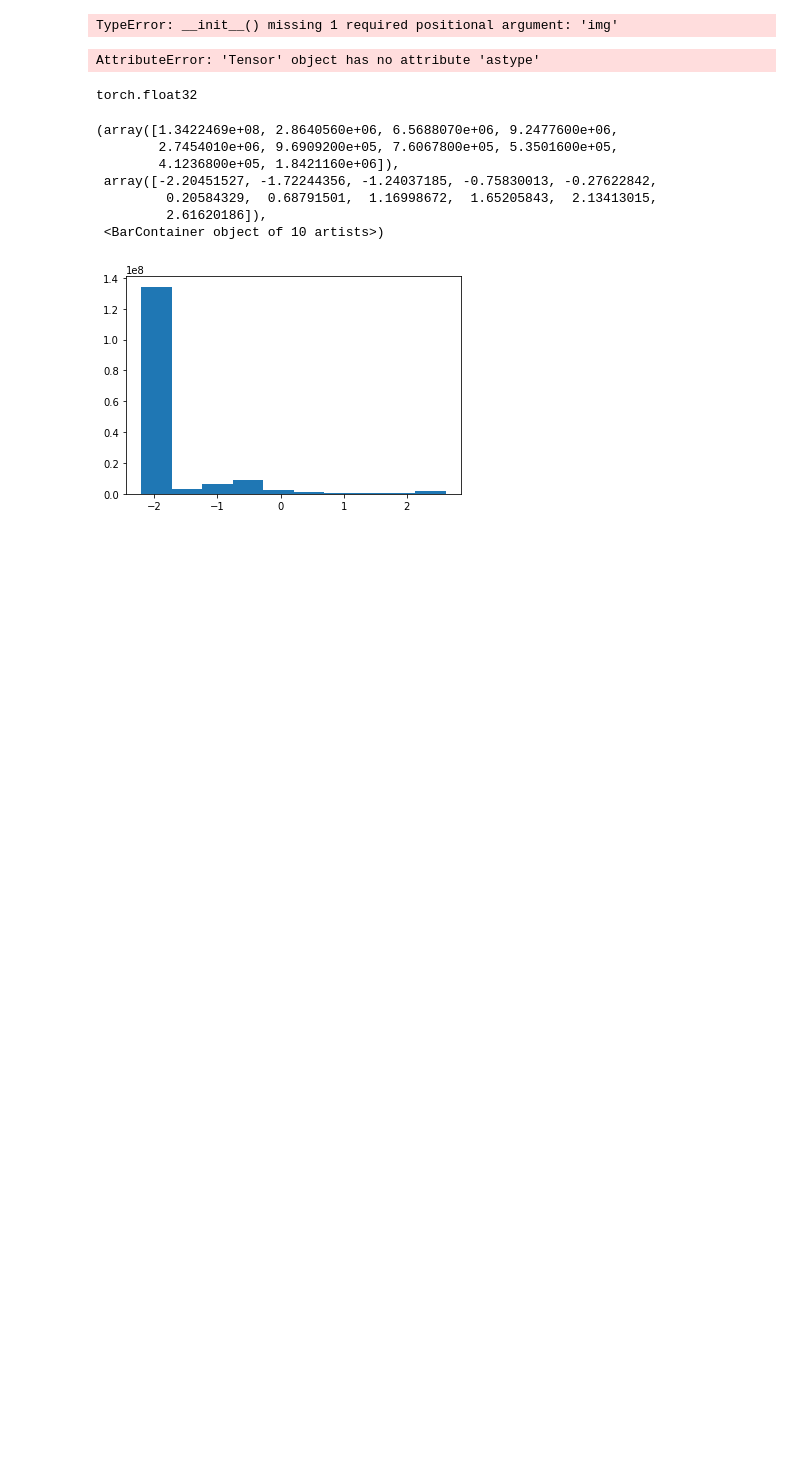
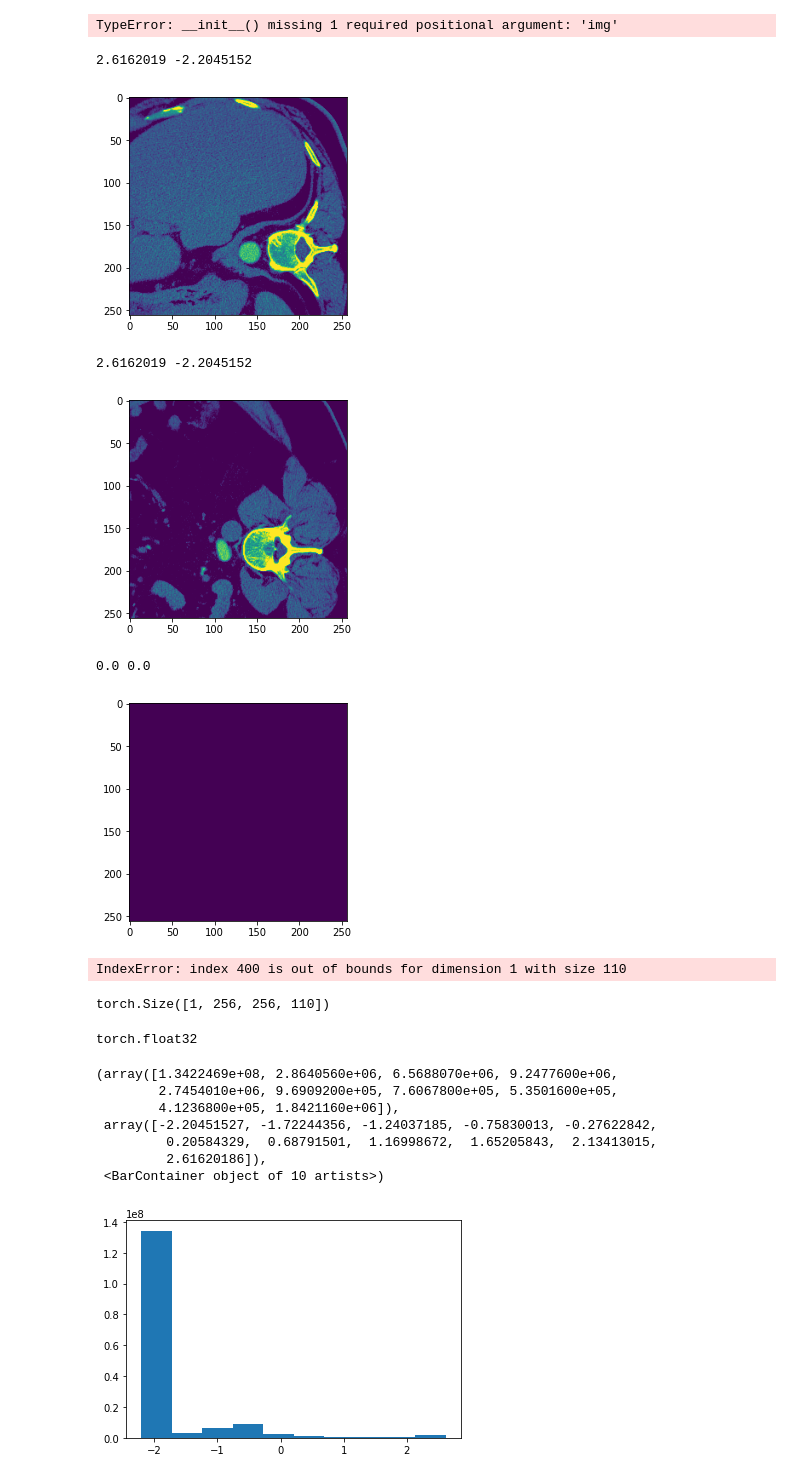
Before and after one commit to BiomedSciAI/fuse-med-ml, a Jupyter notebook: examples/fuse_examples/imaging/classification/knight/baseline/sandbox.ipynb, the cells around one changed output. Cells and saved outputs as stored; diff of their text form; code cells hidden in the pictures; blank space fills up the shorter version.

```diff
--- a/examples/fuse_examples/imaging/classification/knight/baseline/sandbox.ipynb
+++ b/examples/fuse_examples/imaging/classification/knight/baseline/sandbox.ipynb
@@ -85,17 +99,31 @@ dynamic_pipeline = PipelineDefault("dynamic", [
 # %%
-num_samples = 2
+num_samples = 10
 sample_ids=[f"case_{id:05d}" for id in range(num_samples)]
 my_dataset = DatasetDefault(sample_ids=sample_ids,
     static_pipeline=static_pipeline,
-    dynamic_pipeline=dynamic_pipeline,
+    dynamic_pipeline=train_dynamic_pipeline,
 )
 my_dataset.create()
 # %%
-a = my_dataset[0]
+a = my_dataset[7]
+# %%
+for i in [10,55,100,400,600,750]:
+    img = a["data.input.img"][0,i,:,:].numpy()
+    print(img.max(), img.min())
+    plt.imshow(img)
+    plt.show()
+# %% [output]
+2.6162019 -2.2045152
+[figure, added]
+2.6162019 -2.2045152
+[figure, added]
+0.0 0.0
+[figure, added]
+IndexError: index 400 is out of bounds for dimension 1 with size 110
 # %%
-a["data.input.img"][0,0,0,0].astype(torch.float64).dtype
+a["data.input.img"].shape
 # %% [output]
-AttributeError: 'Tensor' object has no attribute 'astype'
+torch.Size([1, 256, 256, 110])
 # %%
 a["data.input.img"][0,0,0,0].float().dtype
 # %% [output]
```
Also changed, not shown: parts of 2 cells of this notebook, 3 other files.
